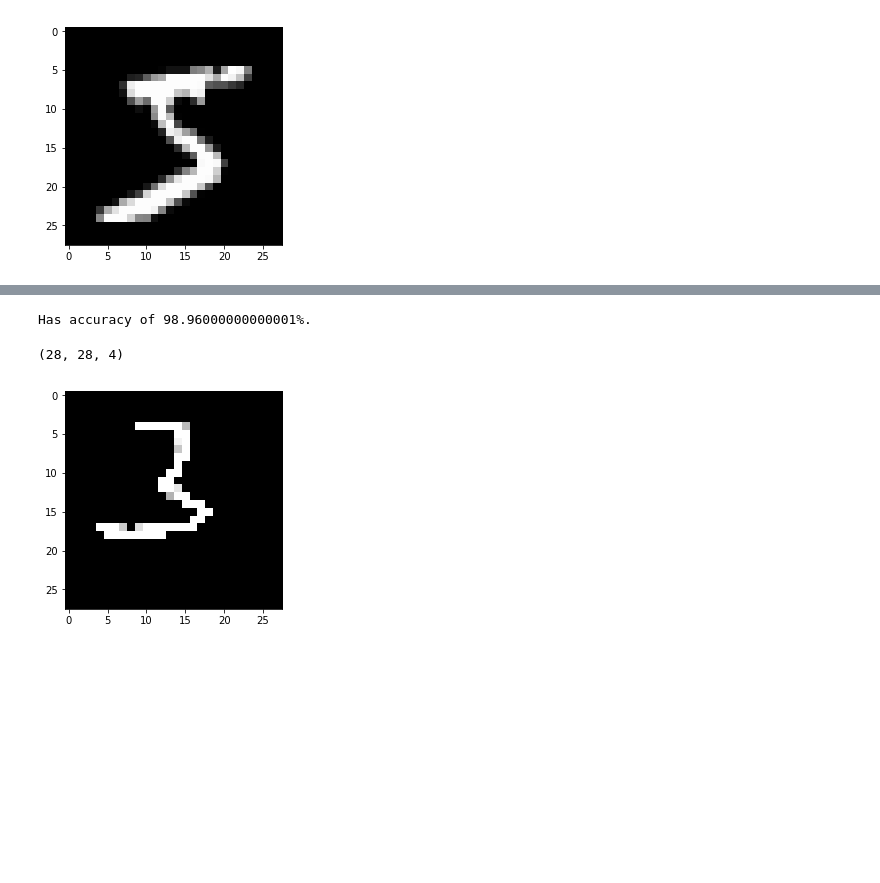
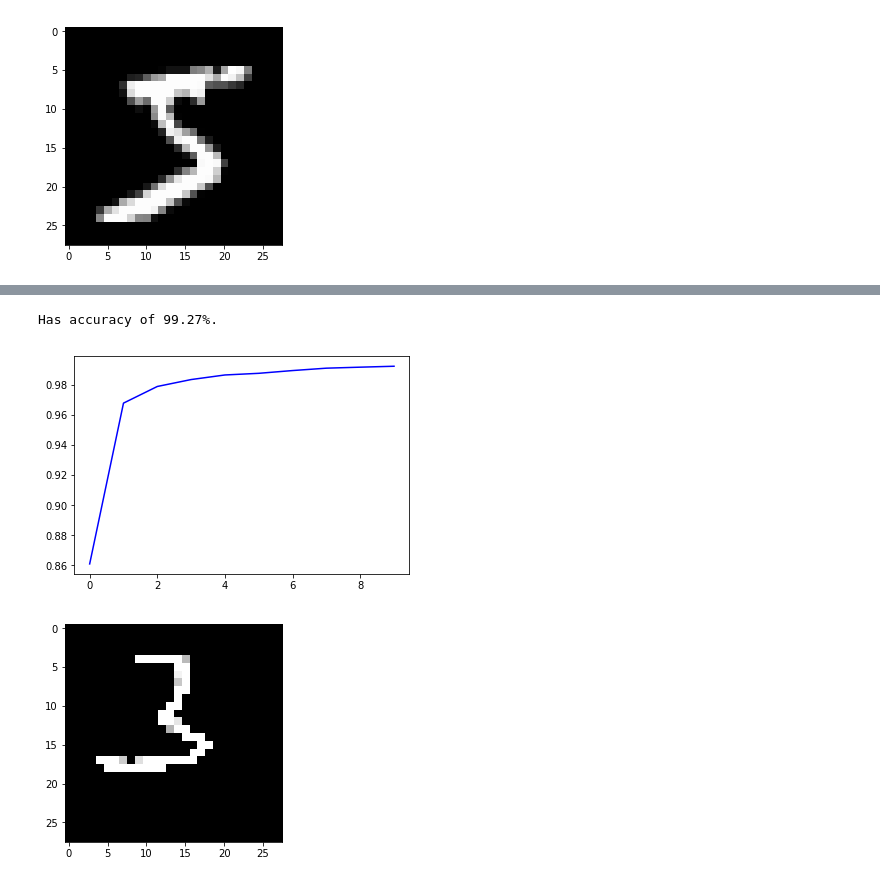
Before and after one commit to pocket-98/quantum-unsupremacy, a Jupyter notebook: cnn_digits/Present.ipynb, the cells around one changed output, grey strips where cells are left out. Saved outputs shown, nothing was run; the diff lists cells and outputs as text; code cells hidden in the pictures; blank space fills up the shorter version.

```diff
--- a/cnn_digits/Present.ipynb
+++ b/cnn_digits/Present.ipynb
@@ -68,5 +71,5 @@ Max pooling and flatten are different, however. The job of max pooling is to fin
  to a form that the next layer can take in (we can think of this as an adapter)
 # %%
 #Here we take the data and train it using our training data.
-hist=model.fit(X_train,Y_train,epochs=3,batch_size=300,verbose=2)
+hist=model.fit(X_train,Y_train,epochs=10,batch_size=300,verbose=2)
 # %% [output]
@@ -81,7 +98,7 @@ Epoch 3/3
 modacc=model.evaluate(X_train,Y_train,verbose=2)
 print("Has accuracy of "+str(100*round(modacc[1],4))+"%.")
 # %% [output]
-Has accuracy of 98.96000000000001%.
+Has accuracy of 99.27%.
 # %%
 #Here, we take the neural network's structure and save them to an external file for later use. Note this is not the trained network, but instead an outline of the network.
 #model_trained = model.to_json()
@@ -93,7 +110,11 @@ model.save("try.h5")
 # %%
 #Here, we take the accuracy and save it into a new file. This allows us to later plot the data so we can see the accuracy of the network over time as we train it.
 accuracy=hist.history['acc']
-x=range(len(accuracy))
-data=np.array([x,accuracy])
+epoch=range(len(accuracy))
+data=np.array([epoch,accuracy])
 np.savetxt("data.csv",data,delimiter=",")
+plt.plot(data[0],data[1],'b')
+plt.show()
+# %% [output]
+[figure, added]
 # %%
@@ -110,7 +131,10 @@ pix = numpy.array(im.getdata()).reshape(im.size[1], im.size[0], 4)
 #Creates an image that, instead of using Red Green Blue only takes in one value
 newimg = (pix[:,:,0] + pix[:,:,1] + pix[:,:,2] + pix[:,:,3])
 maximg = np.max(newimg)
-if np.abs(maximg) > 0.1:
+if np.abs(maximg) <= 5:
+  print(str(0))
+  sys.exit(0)
+else:
   normimg = newimg.astype("float32") / maximg
 
 #set_orig=np.zeros((28,28))
@@ -120,7 +144,6 @@ if np.abs(maximg) > 0.1:
 plt.imshow(normimg, cmap=plt.get_cmap('gray'))
 plt.show()
 # %% [output]
-(28, 28, 4)
 [figure]
 # %%
 inp_img = normimg.reshape(1,28,28,1) #Here we convert our data into a rank 4 tensor
```
Also changed, not shown: parts of 5 cells of this notebook, 1 other file.
